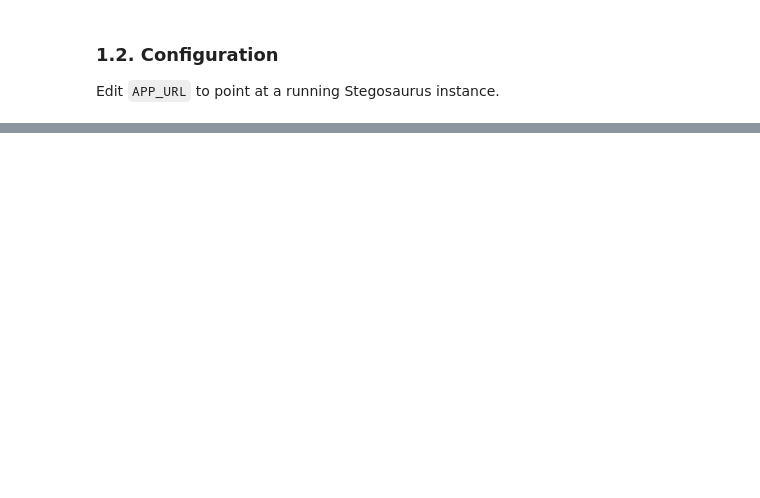
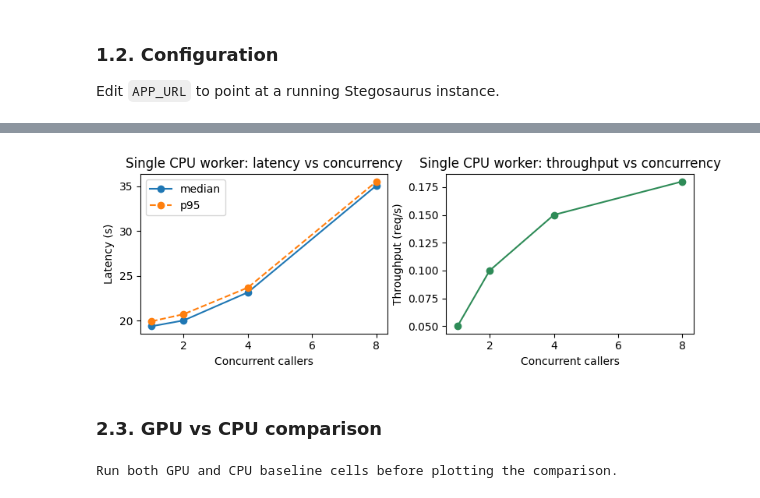
Before and after one commit to gperdrizet/stegosaurus, a Jupyter notebook: notebooks/03-scaling_experiment.ipynb, the cells around one changed output, grey strips where cells are left out. Saved outputs shown, nothing was run; the diff lists cells and outputs as text; code cells hidden in the pictures; blank space fills up the shorter version.

```diff
--- a/notebooks/03-scaling_experiment.ipynb
+++ b/notebooks/03-scaling_experiment.ipynb
@@ -113,16 +124,24 @@ Start the app with `MAX_WORKERS=1 MIN_WORKERS=1`, then run the cell below. Each
 # %%
-baseline_rows = load_data('baseline_rows.json')
+BASELINE_CONCURRENCY_LEVELS = [1, 2, 4, 8]
+BASELINE_REQUESTS_PER_LEVEL = 10
 
-if baseline_rows:
-    print('Using saved baseline data. Delete data/baseline_rows.json to re-run.')
+_d = load_data('scaling_data.json') or {}
+
+if not RUN_GPU:
+    if _d.get('baseline_rows'):
+        df_baseline = pd.DataFrame(_d['baseline_rows'])
+        print(f'Loaded {len(df_baseline)} rows from scaling_data.json')
+    else:
+        print('RUN_GPU=False and no saved data found for GPU baseline.')
+        df_baseline = None
 else:
     baseline_rows = []
     for concurrency in BASELINE_CONCURRENCY_LEVELS:
         times, wall = burst(APP_URL, PROMPT, MESSAGE, BASELINE_REQUESTS_PER_LEVEL, concurrency)
         stats = summarize(times, wall)
         baseline_rows.append({'concurrency': concurrency, **stats})
-    save_data('baseline_rows.json', baseline_rows)
 
-df_baseline = pd.DataFrame(baseline_rows)
-df_baseline
+    _d['baseline_rows'] = baseline_rows
+    save_data('scaling_data.json', _d)
+    df_baseline = pd.DataFrame(baseline_rows)
 # %% [output]
@@ -148,0 +209,56 @@ plt.show()
+# %%
+if df_cpu_baseline is None:
+    print('No CPU baseline data. Run the measurement cell above.')
+else:
+    x = df_cpu_baseline['concurrency']
+    fig, (ax1, ax2) = plt.subplots(1, 2, figsize=(8, 3))
+
+    ax1.set_title('Single CPU worker: latency vs concurrency')
+    ax1.plot(x, df_cpu_baseline['median_s'], marker='o', label='median')
+    ax1.plot(x, df_cpu_baseline['p95_s'], marker='o', linestyle='--', label='p95')
+    ax1.set_xlabel('Concurrent callers')
+    ax1.set_ylabel('Latency (s)')
+    ax1.legend()
+
+    ax2.set_title('Single CPU worker: throughput vs concurrency')
+    ax2.plot(x, df_cpu_baseline['throughput_rps'], marker='o', color='seagreen')
+    ax2.set_xlabel('Concurrent callers')
+    ax2.set_ylabel('Throughput (req/s)')
+
+    plt.tight_layout()
+    fig.savefig(FIGURES_DIR / '03-2.2-CPU-single-worker.jpg', dpi=300, bbox_inches='tight')
+    plt.show()
+# %% [output]
+[figure, added]
+# %% [markdown]
+### 2.3. GPU vs CPU comparison
+# %%
+if df_baseline is not None and df_cpu_baseline is not None:
+    x = df_baseline['concurrency']
+
+    fig, (ax1, ax2) = plt.subplots(1, 2, figsize=(8, 3))
+    fig.suptitle('GPU vs CPU: single-worker performance', y=1.02)
+
+    ax1.set_title('Latency vs concurrency')
+    ax1.plot(x, df_baseline['median_s'],     marker='o', label='GPU median',  color='steelblue')
+    ax1.plot(x, df_baseline['p95_s'],        marker='o', linestyle='--', label='GPU p95', color='steelblue', alpha=0.5)
+    ax1.plot(x, df_cpu_baseline['median_s'], marker='s', label='CPU median',  color='tomato')
+    ax1.plot(x, df_cpu_baseline['p95_s'],    marker='s', linestyle='--', label='CPU p95', color='tomato', alpha=0.5)
+    ax1.set_xlabel('Concurrent callers')
+    ax1.set_ylabel('Latency (s)')
+    ax1.legend()
+
+    ax2.set_title('Throughput vs concurrency')
+    ax2.plot(x, df_baseline['throughput_rps'],     marker='o', label='GPU', color='steelblue')
+    ax2.plot(x, df_cpu_baseline['throughput_rps'], marker='s', label='CPU', color='tomato')
+    ax2.set_xlabel('Concurrent callers')
+    ax2.set_ylabel('Throughput (req/s)')
+    ax2.legend()
+
+    plt.tight_layout()
+    fig.savefig(FIGURES_DIR / '03-2.3-GPU-vs-CPU.jpg', dpi=300, bbox_inches='tight')
+    plt.show()
+else:
+    print('Run both GPU and CPU baseline cells before plotting the comparison.')
+# %% [output]
+Run both GPU and CPU baseline cells before plotting the comparison.
```
Also changed, not shown: parts of 45 cells of this notebook, 7 other files.
